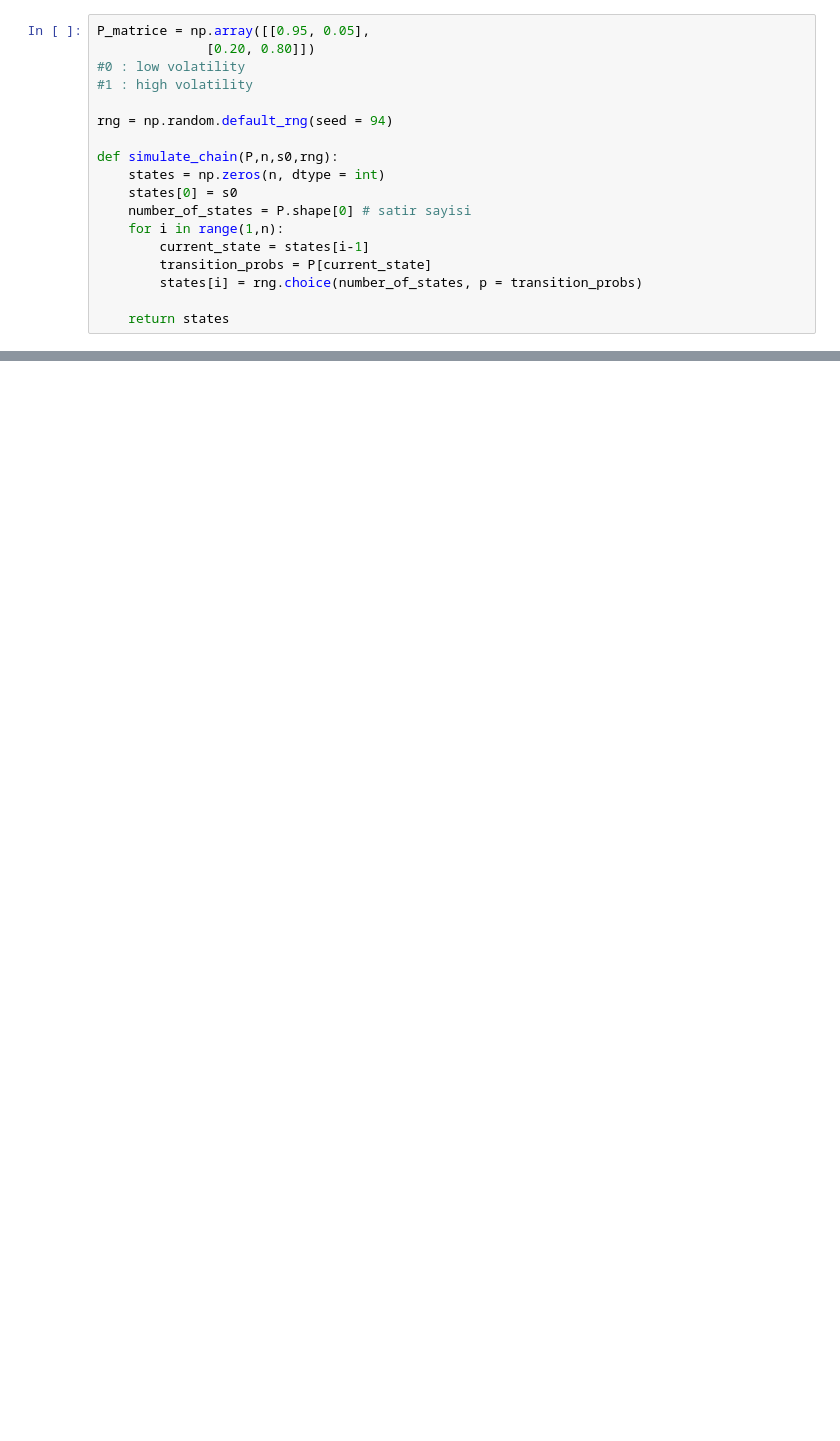
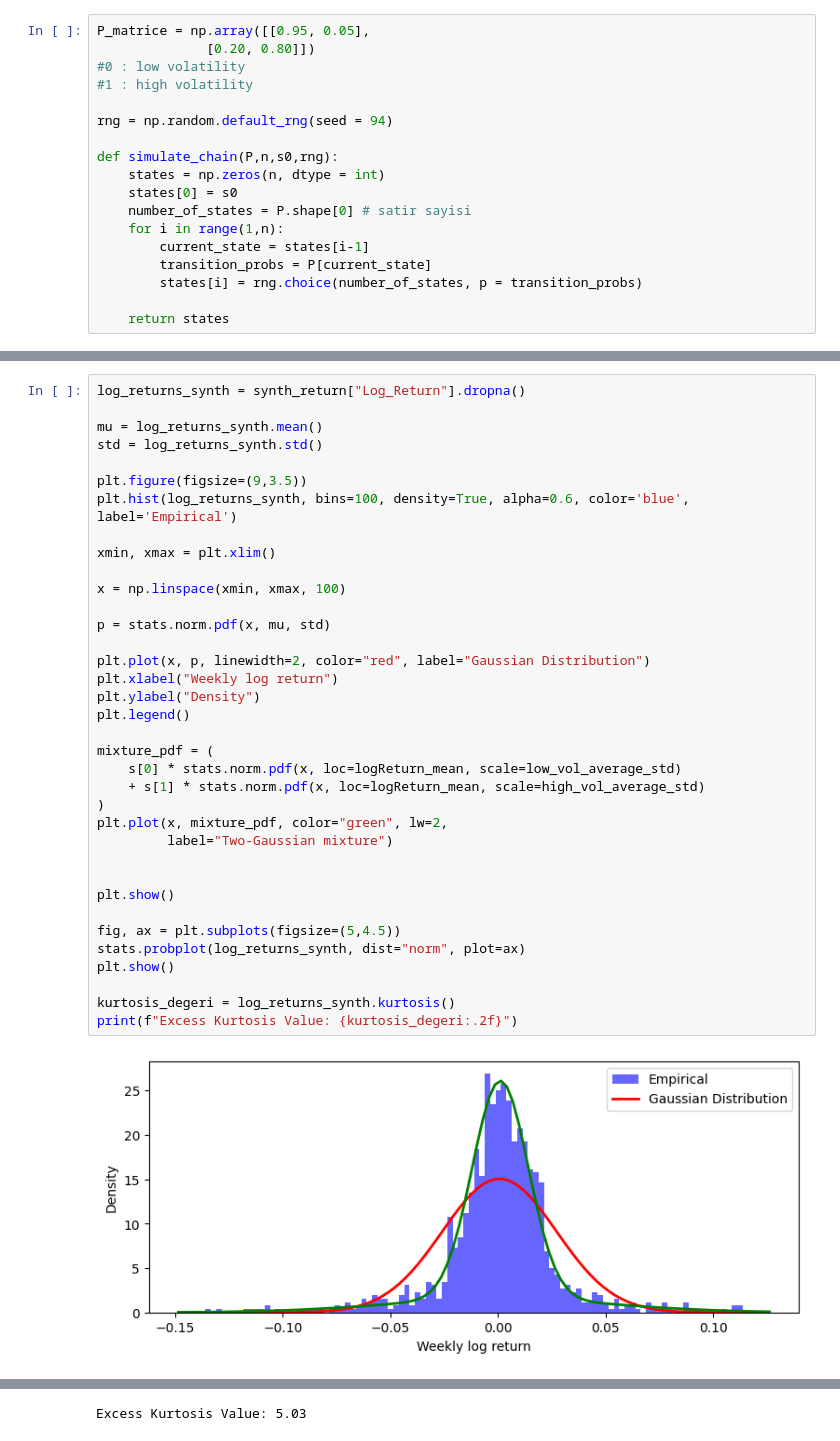
Before and after one commit to Vielash/Regime_Switch, a Jupyter notebook: S2/markov_02.ipynb, the cells around one changed output, grey strips where cells are left out. Saved outputs shown, nothing was run; the diff lists cells and outputs as text; blank space fills up the shorter version.

```diff
--- a/S2/markov_02.ipynb
+++ b/S2/markov_02.ipynb
@@ -160,0 +466,38 @@ Average low volatility regime duration: 19.999999999999982
+# %%
+log_returns_synth = synth_return["Log_Return"].dropna()
+
+mu = log_returns_synth.mean()
+std = log_returns_synth.std()
+
+plt.figure(figsize=(9,3.5))
+plt.hist(log_returns_synth, bins=100, density=True, alpha=0.6, color='blue', label='Empirical')
+
+xmin, xmax = plt.xlim()
+
+x = np.linspace(xmin, xmax, 100)
+
+p = stats.norm.pdf(x, mu, std)
+
+plt.plot(x, p, linewidth=2, color="red", label="Gaussian Distribution")
+plt.xlabel("Weekly log return")
+plt.ylabel("Density")
+plt.legend()
+
+mixture_pdf = (
+    s[0] * stats.norm.pdf(x, loc=logReturn_mean, scale=low_vol_average_std)
+    + s[1] * stats.norm.pdf(x, loc=logReturn_mean, scale=high_vol_average_std)
+)
+plt.plot(x, mixture_pdf, color="green", lw=2,
+         label="Two-Gaussian mixture")
+
+
+plt.show()
+
+fig, ax = plt.subplots(figsize=(5,4.5))
+stats.probplot(log_returns_synth, dist="norm", plot=ax)
+plt.show()
+
+kurtosis_degeri = log_returns_synth.kurtosis()
+print(f"Excess Kurtosis Value: {kurtosis_degeri:.2f}")
+# %% [output]
+[figure, added]
@@ -160,0 +505 @@ Average low volatility regime duration: 19.999999999999982
+Excess Kurtosis Value: 5.03
```
Also changed, not shown: parts of 19 cells of this notebook, 23 other files.
